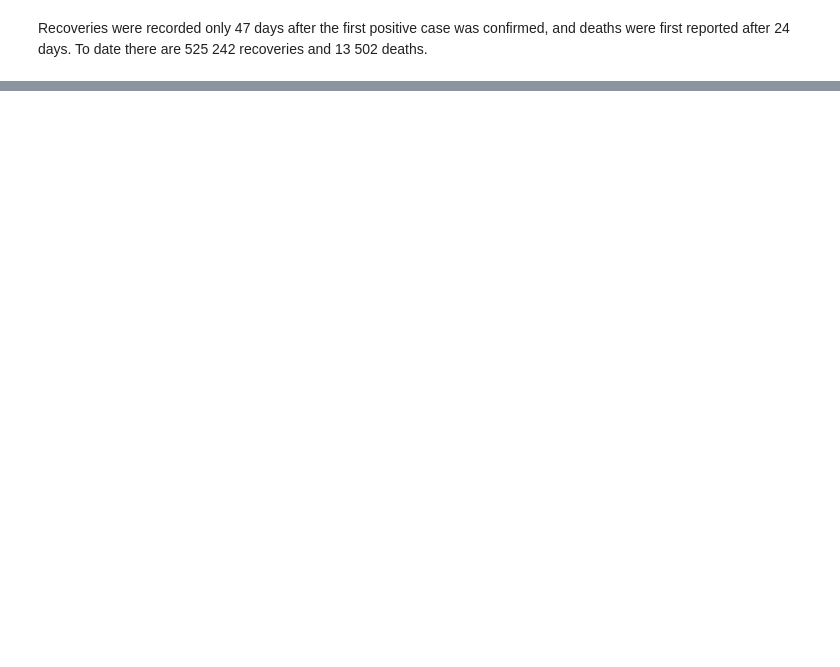
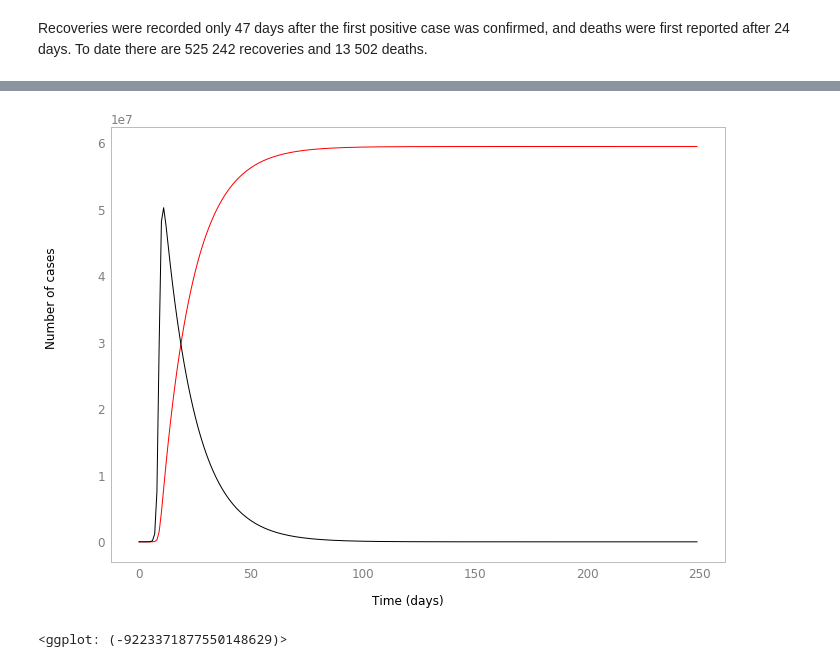
Before and after one commit to ZintleFaltein/Covid-modelling, a Jupyter notebook: Notebooks/Covid19_analysis.ipynb, the cells around one changed output, grey strips where cells are left out. Drawn from its saved outputs; the diff is of its cells as text; code cells hidden in the pictures; blank space fills up the shorter version.

```diff
--- a/Notebooks/Covid19_analysis.ipynb
+++ b/Notebooks/Covid19_analysis.ipynb
@@ -129,0 +154,20 @@ total_cases['date'][0].month
+# %%
+# SIR model differential equations
+def derivative(y, t, N, B, G):
+    S, I, R = y
+    dSdt = -B * S * I / N
+    dIdt = B * S * I / N - G * I
+    dRdt = G * I
+    return dSdt, dIdt, dRdt
+# %%
+# initial conditions
+y0 = S0, I0, R0
+ret = odeint(derivative, y0, t, args=(N, B, G))
+S, I, R = ret.T
+
+# create a dataframe for S, I and R
+infection_model = pd.DataFrame(
+    {'susceptible': S,
+     'infected': I,
+     'recovered': R,
+     'days': t})
@@ -129,0 +183,11 @@ total_cases['date'][0].month
+# %%
+ggplot(infection_model, aes(x='days')) + \
+    geom_line(aes(y='recovered'), color='red') + \
+    geom_line(aes(y='infected'), color='black') + \
+    xlab('Time (days)') + \
+    ylab('Number of cases') + \
+    theme_bw() + \
+    theme()
+# %% [output]
+[figure, added]
+<ggplot: (-9223371877550148629)>
```
Also changed, not shown: parts of 14 cells of this notebook, 1 other file.
